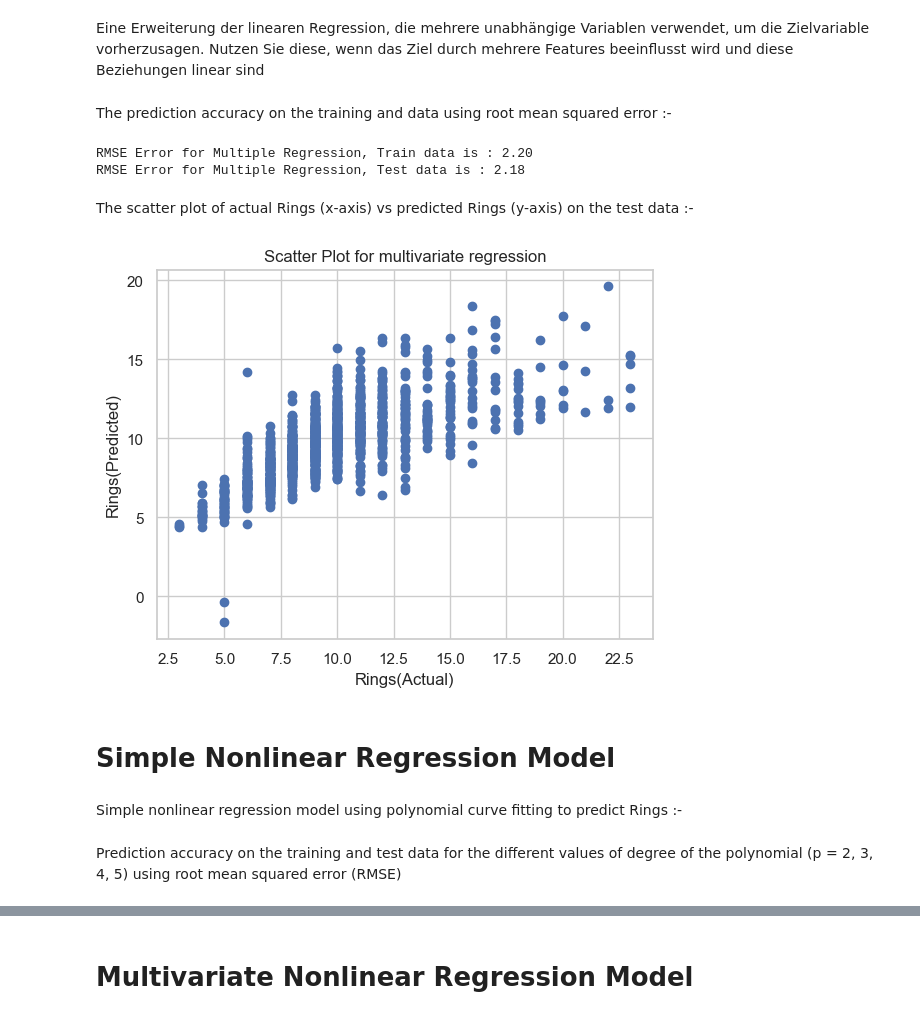
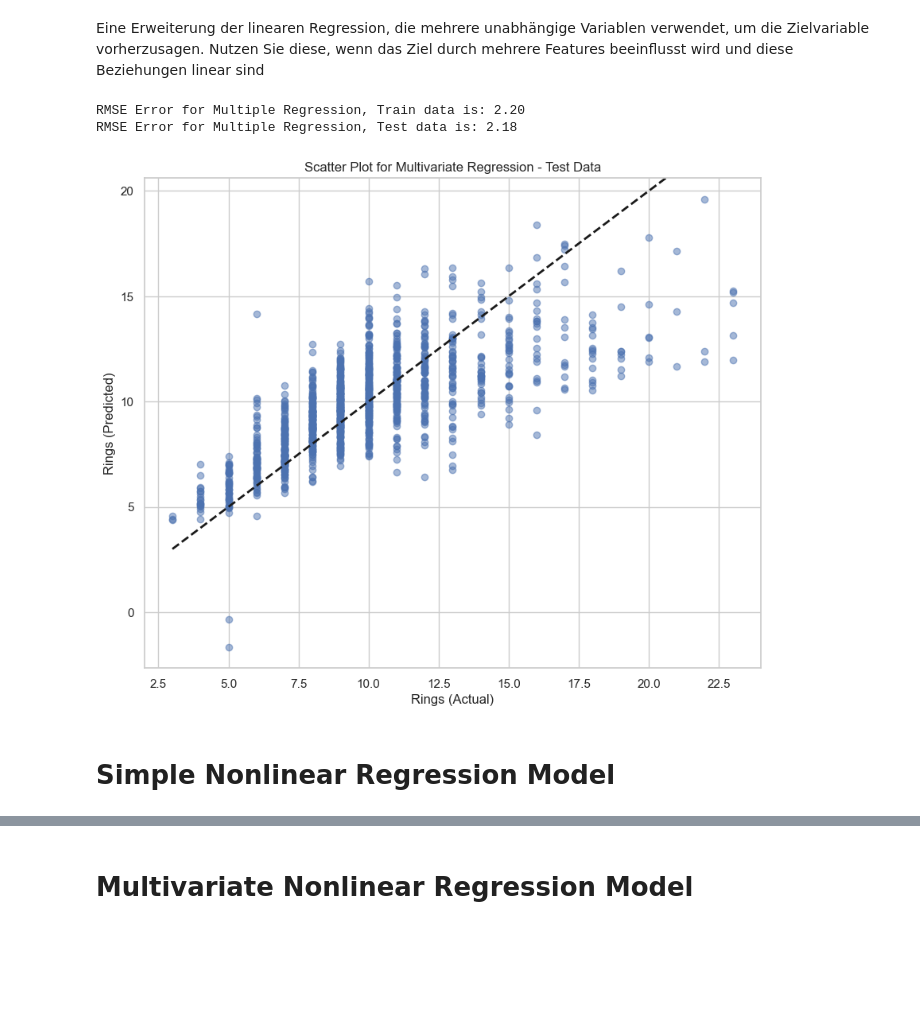
Before and after one commit to AbdulazizAl-Surabi/AbaloneAgePredictor, a Jupyter notebook: abalone_age_pre/src/Abalone _Age-checkpoint.ipynb, the cells around one changed output, grey strips where cells are left out. Drawn from its saved outputs; the diff is of its cells as text; code cells hidden in the pictures; blank space fills up the shorter version.

```diff
--- a/abalone_age_pre/src/Abalone _Age-checkpoint.ipynb
+++ b/abalone_age_pre/src/Abalone _Age-checkpoint.ipynb
@@ -417,36 +388,36 @@ plt.show()
 # Multivariate Lineare Regression
 # %% [markdown]
 Eine Erweiterung der linearen Regression, die mehrere unabhängige Variablen verwendet, um die Zielvariable vorherzusagen. Nutzen Sie diese, wenn das Ziel durch mehrere Features beeinflusst wird und diese Beziehungen linear sind
-# %%
-def multiple_fit(data):
-    regressor = LinearRegression()
-    input_var = np.array(data.iloc[:,:-1])
-    target = np.array(data.iloc[:,-1])
-    regressor.fit(input_var,target)
-    pred = regressor.predict(input_var)
-    return pred
-# %% [markdown]
-The prediction accuracy on the training and data using root mean squared error :-
-# %%
-multiple_error_train = sqrt(mean_squared_error(X_train['Rings'], multiple_fit(X_train))) #computing the error in train data
-multiple_error_test = sqrt(mean_squared_error(X_test['Rings'],multiple_fit(X_test)))#computing the error in test data
-print("RMSE Error for Multiple Regression, Train data is : %.2f"%(multiple_error_train))
-print("RMSE Error for Multiple Regression, Test data is : %.2f"%(multiple_error_test))
-# %% [output]
-RMSE Error for Multiple Regression, Train data is : 2.20
-RMSE Error for Multiple Regression, Test data is : 2.18
-# %% [markdown]
-The scatter plot of actual Rings (x-axis) vs predicted Rings (y-axis) on the test data :-
-# %%
-plt.title("Scatter Plot for multivariate regression")
-plt.xlabel("Rings(Actual)")
-plt.ylabel("Rings(Predicted)")
-plt.scatter(X_test['Rings'], multiple_fit(X_test))
-plt.show()
-# %% [output]
-[figure, removed]
+# %%
+def multiple_fit(X, y):
+    regressor = LinearRegression()
+    regressor.fit(X, y)
+    pred = regressor.predict(X)
+    return pred
+
+# Vorhersagen für Trainings- und Testdaten direkt mit X_train, X_test machen
+y_pred_train = multiple_fit(X_train, y_train)
+y_pred_test = multiple_fit(X_test, y_test)  # Hinweis: Sollte eigentlich nur mit X_train fit gemacht werden
+
+# RMSE für Trainings- und Testdaten berechnen
+multiple_error_train = sqrt(mean_squared_error(y_train, y_pred_train))
+multiple_error_test = sqrt(mean_squared_error(y_test, y_pred_test))
+print("RMSE Error for Multiple Regression, Train data is: %.2f" % multiple_error_train)
+print("RMSE Error for Multiple Regression, Test data is: %.2f" % multiple_error_test)
+
+plt.figure(figsize=(10, 8))
+plt.scatter(y_test, y_pred_test, alpha=0.5)  # Alpha-Transparenz hinzugefügt
+plt.plot([y_test.min(), y_test.max()], [y_test.min(), y_test.max()], 'k--', lw=2)  # Referenzlinie hinzugefügt
+plt.xlim(y_test.min()-1, y_test.max()+1)  # Achsenlimits gesetzt
+plt.ylim(y_pred_test.min()-1, y_pred_test.max()+1)  # Achsenlimits gesetzt
+plt.title("Scatter Plot for Multivariate Regression - Test Data")
+plt.xlabel("Rings (Actual)")
+plt.ylabel("Rings (Predicted)")
+plt.grid(True)  # Gitter hinzugefügt für bessere Orientierung
+plt.show()
+# %% [output]
+RMSE Error for Multiple Regression, Train data is: 2.20
+RMSE Error for Multiple Regression, Test data is: 2.18
+[figure, added]
 # %% [markdown]
 # Simple Nonlinear Regression Model
-# %% [markdown]
-Simple nonlinear regression model using polynomial curve fitting
-to predict Rings :-
@@ -470,3 +423,0 @@ def poly_pred(data):#Function for prediction of data
-# %% [markdown]
-Prediction accuracy on the training and test data for the different values of degree of
-the polynomial (p = 2, 3, 4, 5) using root mean squared error (RMSE)
```
Also changed, not shown: parts of 25 cells of this notebook, 9 other files.
